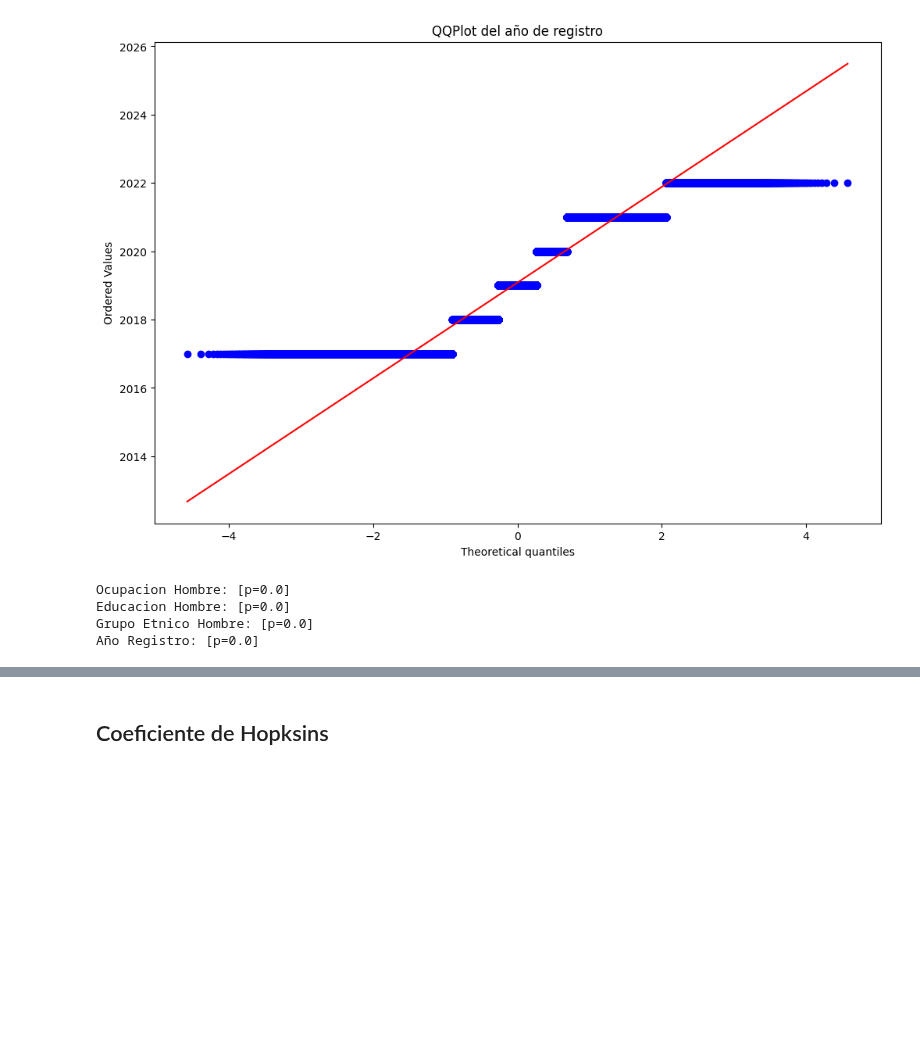
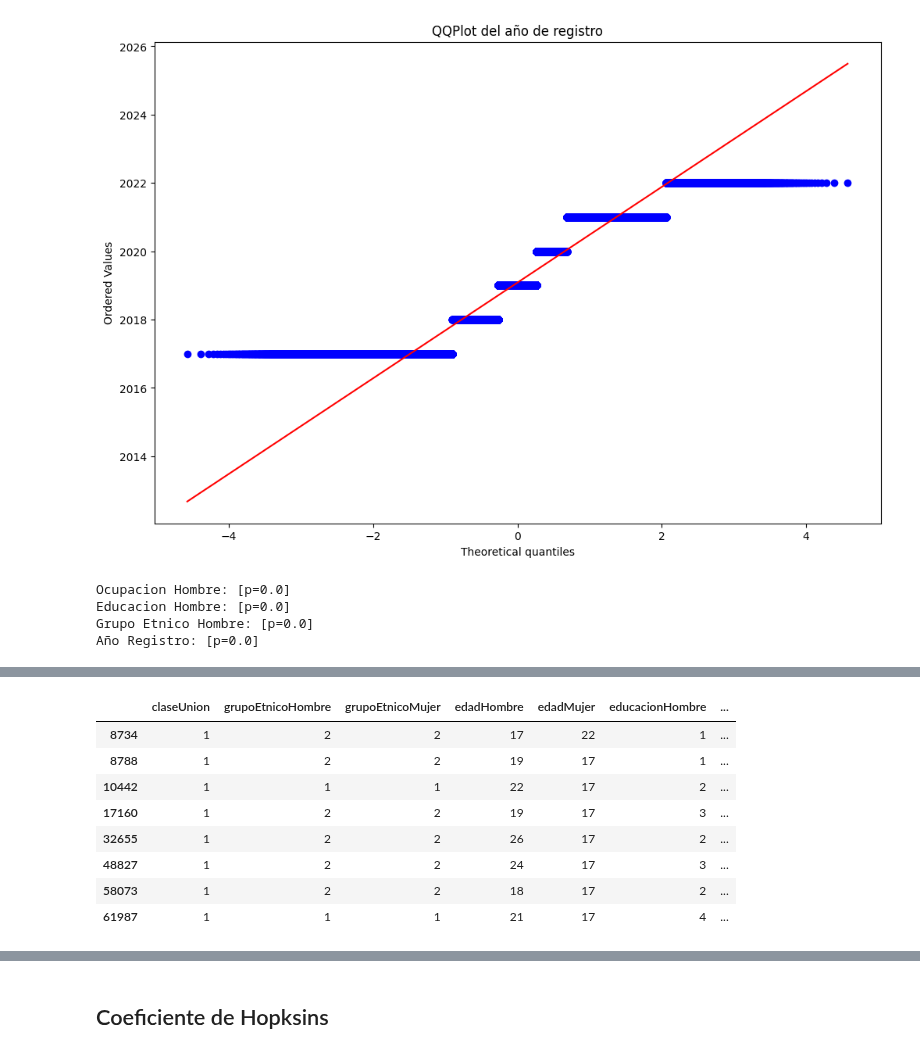
Before and after one commit to MGonza20/Proyecto1_MD, a Jupyter notebook: proyecto_final.ipynb, the cells around one changed output, grey strips where cells are left out. Saved outputs shown, nothing was run; the diff lists cells and outputs as text; code cells hidden in the pictures; blank space fills up the shorter version.

```diff
--- a/proyecto_final.ipynb
+++ b/proyecto_final.ipynb
@@ -509,0 +561,13 @@ Año Registro: [p=0.0]
+# %%
+# Registros donde la edad del hombre o de la mujer es menor de 18 años
+data_final[(data_final['edadHombre'] < 18) | (data_final['edadMujer'] < 18)]
+# %% [output]
+|  | claseUnion | grupoEtnicoHombre | grupoEtnicoMujer | edadHombre | edadMujer | educacionHombre | ... |
+| 8734 | 1 | 2 | 2 | 17 | 22 | 1 | ... |
+| 8788 | 1 | 2 | 2 | 19 | 17 | 1 | ... |
+| 10442 | 1 | 1 | 1 | 22 | 17 | 2 | ... |
+| 17160 | 1 | 2 | 2 | 19 | 17 | 3 | ... |
+| 32655 | 1 | 2 | 2 | 26 | 17 | 2 | ... |
+| 48827 | 1 | 2 | 2 | 24 | 17 | 3 | ... |
+| 58073 | 1 | 2 | 2 | 18 | 17 | 2 | ... |
+| 61987 | 1 | 1 | 1 | 21 | 17 | 4 | ... |
```
Also changed, not shown: parts of 9 cells of this notebook.
